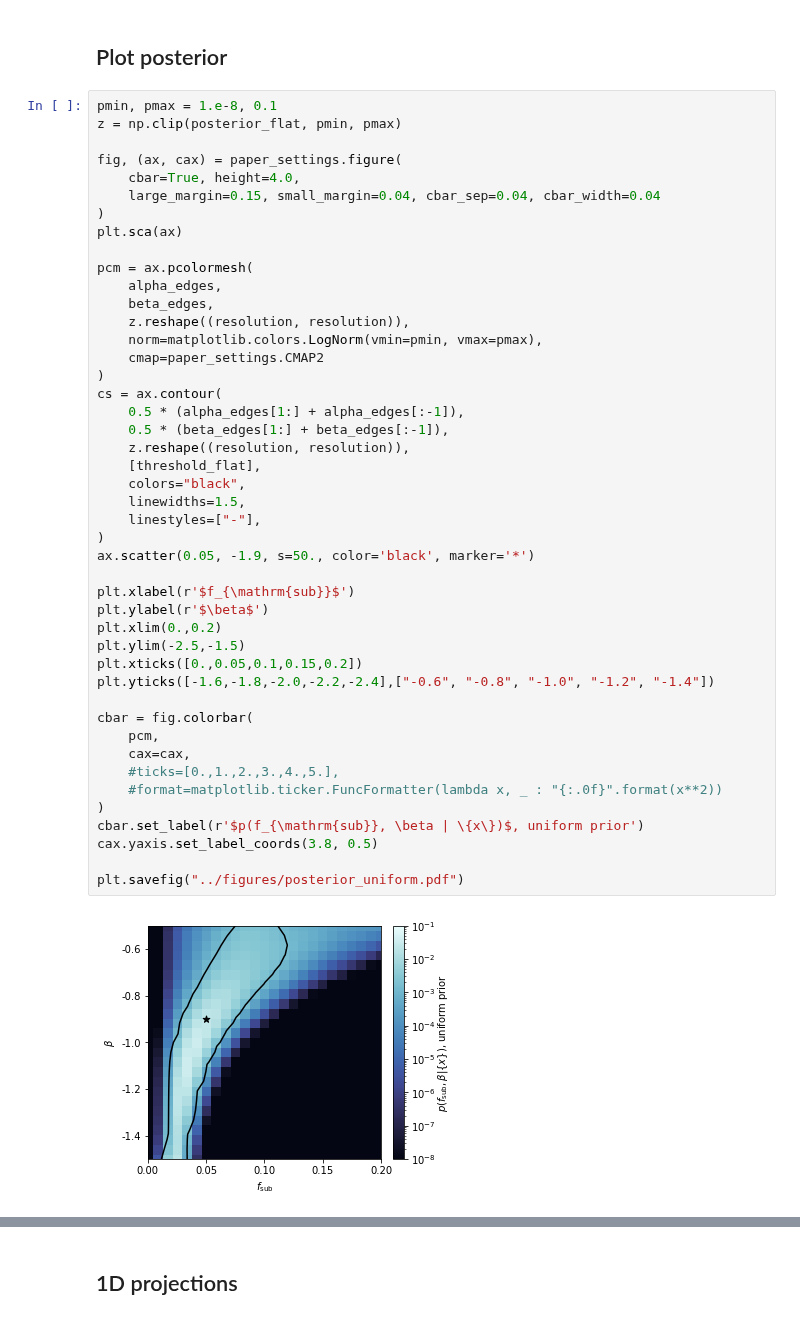
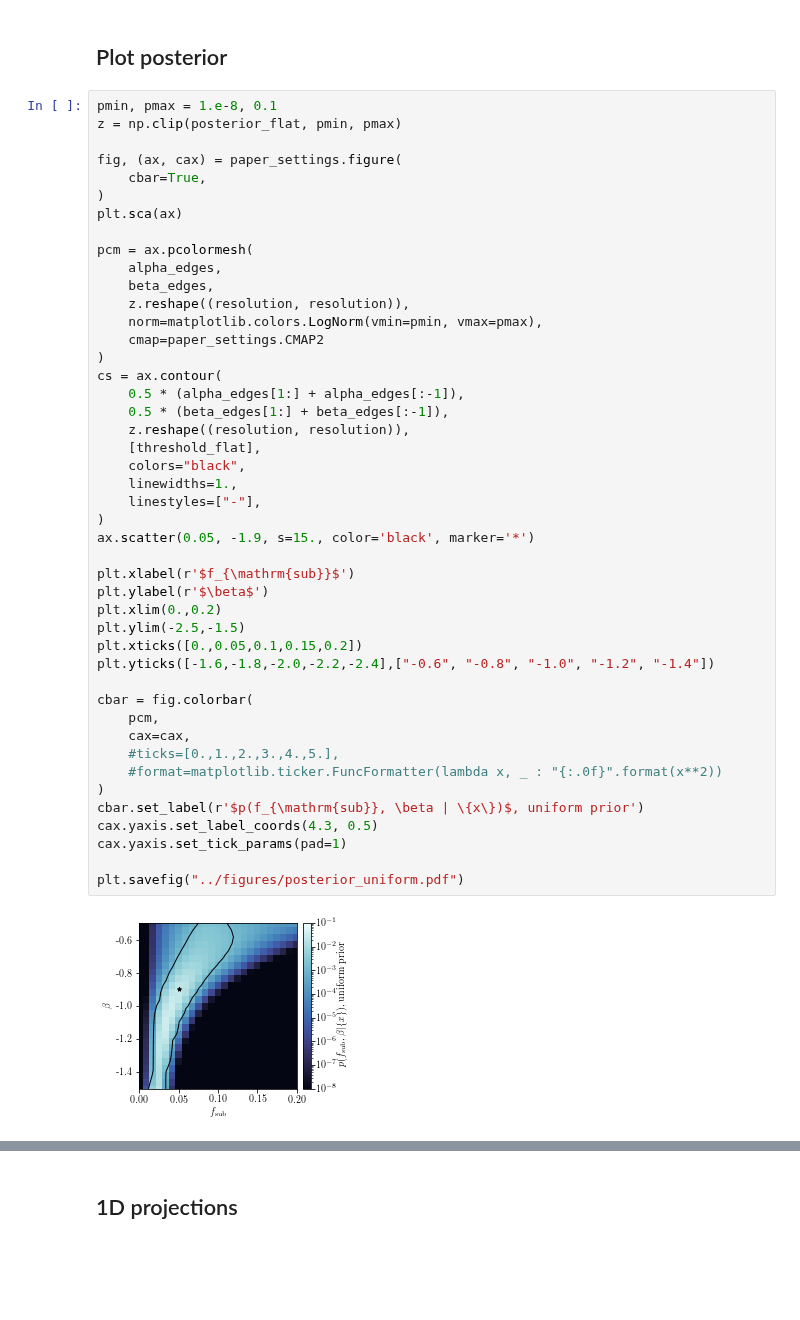
Before and after one commit to smsharma/mining-for-substructure-lens, a Jupyter notebook: notebooks/11_posterior.ipynb, the cells around one changed output, grey strips where cells are left out. Cells and saved outputs as stored; diff of their text form; blank space fills up the shorter version.

```diff
--- a/notebooks/11_posterior.ipynb
+++ b/notebooks/11_posterior.ipynb
@@ -77,8 +79,7 @@ pmin, pmax = 1.e-8, 0.1
 z = np.clip(posterior_flat, pmin, pmax)
 
 fig, (ax, cax) = paper_settings.figure(
-    cbar=True, height=4.0,
-    large_margin=0.15, small_margin=0.04, cbar_sep=0.04, cbar_width=0.04
+    cbar=True,
 )
 plt.sca(ax)
 
@@ -88,37 +89,38 @@ pcm = ax.pcolormesh(
     z.reshape((resolution, resolution)),
     norm=matplotlib.colors.LogNorm(vmin=pmin, vmax=pmax),
     cmap=paper_settings.CMAP2
 )
 cs = ax.contour(
     0.5 * (alpha_edges[1:] + alpha_edges[:-1]),
     0.5 * (beta_edges[1:] + beta_edges[:-1]),
     z.reshape((resolution, resolution)),
     [threshold_flat],
     colors="black",
-    linewidths=1.5,
+    linewidths=1.,
     linestyles=["-"],
 )
-ax.scatter(0.05, -1.9, s=50., color='black', marker='*')
+ax.scatter(0.05, -1.9, s=15., color='black', marker='*')
 
 plt.xlabel(r'$f_{\mathrm{sub}}$')
 plt.ylabel(r'$\beta$')
 plt.xlim(0.,0.2)
 plt.ylim(-2.5,-1.5)
 plt.xticks([0.,0.05,0.1,0.15,0.2])
 plt.yticks([-1.6,-1.8,-2.0,-2.2,-2.4],["-0.6", "-0.8", "-1.0", "-1.2", "-1.4"])
 
 cbar = fig.colorbar(
     pcm,
     cax=cax,
     #ticks=[0.,1.,2.,3.,4.,5.],
     #format=matplotlib.ticker.FuncFormatter(lambda x, _ : "{:.0f}".format(x**2))
 )
 cbar.set_label(r'$p(f_{\mathrm{sub}}, \beta | \{x\})$, uniform prior')
-cax.yaxis.set_label_coords(3.8, 0.5)
+cax.yaxis.set_label_coords(4.3, 0.5)
+cax.yaxis.set_tick_params(pad=1)
 
 plt.savefig("../figures/posterior_uniform.pdf")
 # %% [output]
-[figure, old version]
+[figure, new version]
 # %%
 pmin, pmax =1.e-8, 0.1
 z = np.clip(posterior_narrow, pmin, pmax)
```
Also changed, not shown: parts of 3 cells of this notebook, 22 other files.
